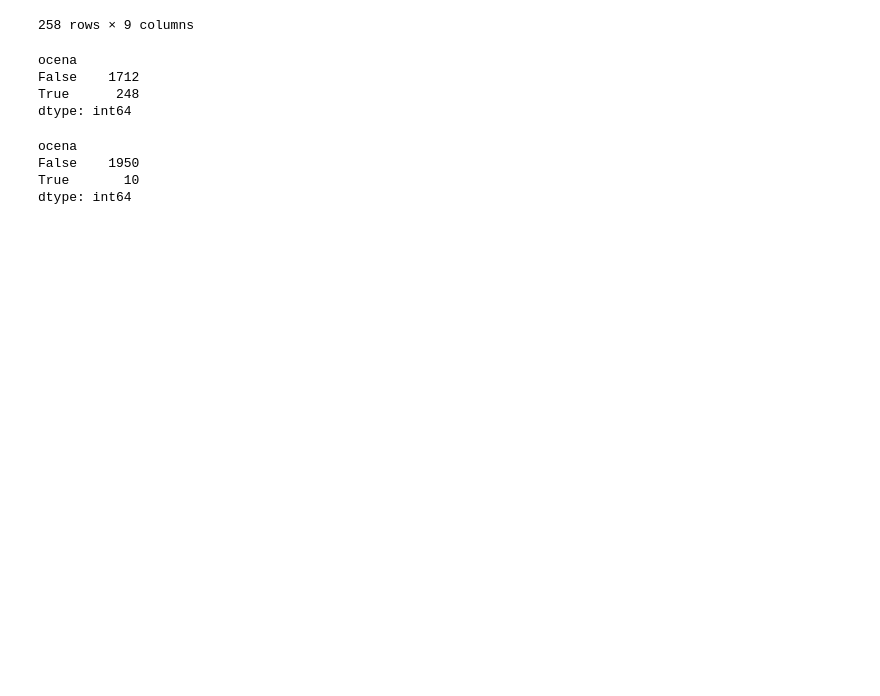
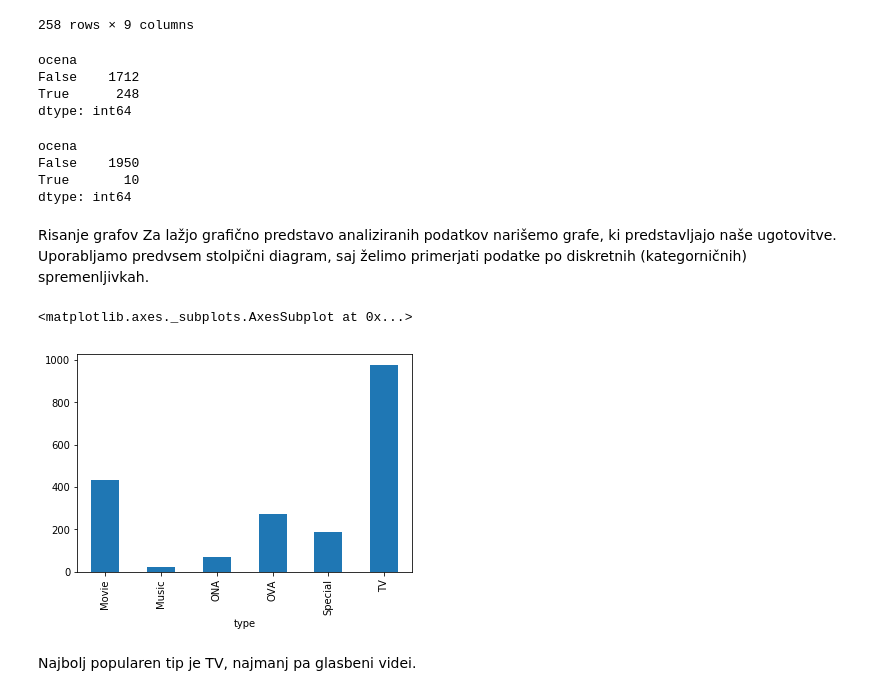
Before and after one commit to MilaNedic/Analiza-podatkov-PROG1-, a Jupyter notebook: analiza podatkov.ipynb, the cells around one changed output. Drawn from its saved outputs; the diff is of its cells as text; code cells hidden in the pictures; blank space fills up the shorter version.

```diff
--- a/analiza podatkov.ipynb
+++ b/analiza podatkov.ipynb
@@ -152,3 +163,15 @@ ocena
 False    1950
 True       10
 dtype: int64
+# %% [markdown]
+Risanje grafov
+Za lažjo grafično predstavo analiziranih podatkov narišemo grafe, ki predstavljajo naše ugotovitve.
+Uporabljamo predvsem stolpični diagram, saj želimo primerjati podatke po diskretnih (kategorničnih) spremenljivkah.
+# %%
+# narišemo graf, ki prikazuje število animejev za posamezen tip
+anime_group_by_type.size().plot.bar(x='tip', y='število animejev')
+# %% [output]
+<matplotlib.axes._subplots.AxesSubplot at 0x...>
+[figure, added]
+# %% [markdown]
+Najbolj popularen tip je TV, najmanj pa glasbeni videi.
```
Also changed, not shown: parts of 11 cells of this notebook.
